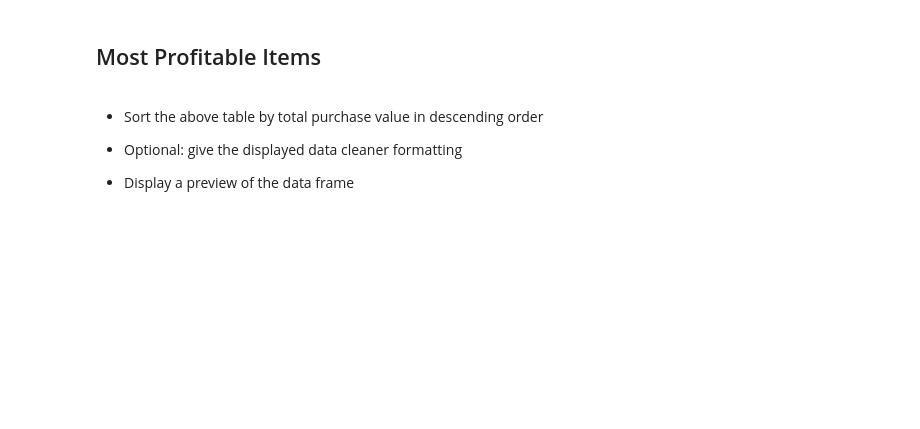
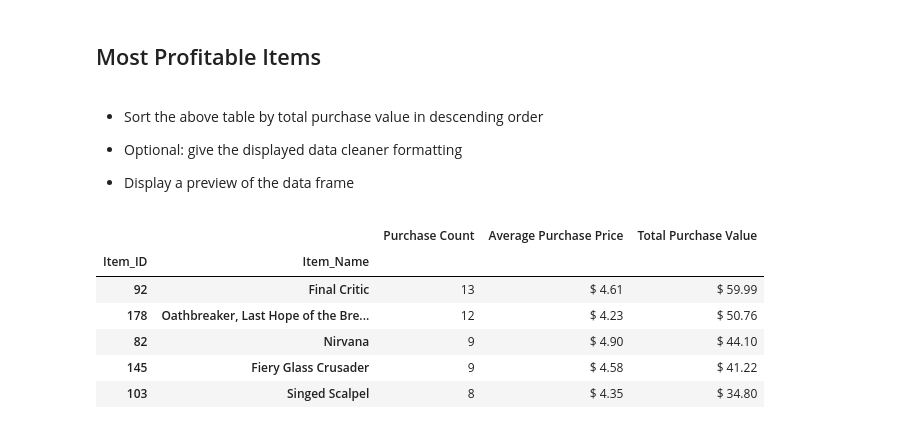
Before and after one commit to daysthroughcode/pandas-challenge, a Jupyter notebook: HeroesOfPymoli/HeroesOfPymoli.ipynb, the cells around one changed output. Saved outputs shown, nothing was run; the diff lists cells and outputs as text; code cells hidden in the pictures; blank space fills up the shorter version.

```diff
--- a/HeroesOfPymoli/HeroesOfPymoli.ipynb
+++ b/HeroesOfPymoli/HeroesOfPymoli.ipynb
@@ -174,3 +400,18 @@ print (summary_df)
 
 
 * Display a preview of the data frame
+# %%
+profit_df = pd.DataFrame(df.groupby(['Item_ID','Item_Name']).Price.agg(['count', 'mean', 'sum']))
+profit_df = profit_df.sort_values(by='sum', ascending=False)
+profit_df = profit_df.rename(columns={'count': 'Purchase Count','mean': 'Average Purchase Price','sum': 'Total Purchase Value'})
+profit_df = profit_df.head(5).style.format({"Average Purchase Price": "${:20,.2f}","Total Purchase Value": "${:20,.2f}"}).set_properties(**{'text-align': 'left'})
+
+profit_df
+# %% [output]
+|  |  | Purchase Count | Average Purchase Price | Total Purchase Value |
+| Item_ID | Item_Name |  |  |  |
+| 92 | Final Critic | 13 | $ 4.61 | $ 59.99 |
+| 178 | Oathbreaker, Last Hope of the Bre... | 12 | $ 4.23 | $ 50.76 |
+| 82 | Nirvana | 9 | $ 4.90 | $ 44.10 |
+| 145 | Fiery Glass Crusader | 9 | $ 4.58 | $ 41.22 |
+| 103 | Singed Scalpel | 8 | $ 4.35 | $ 34.80 |
```
Also changed, not shown: parts of 26 cells of this notebook.
